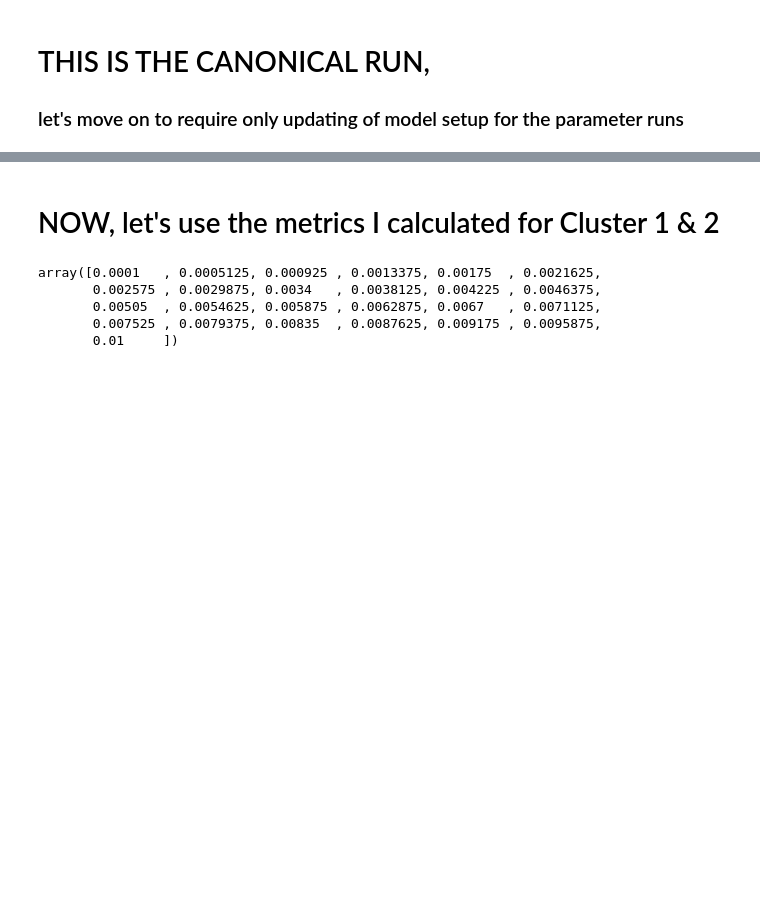
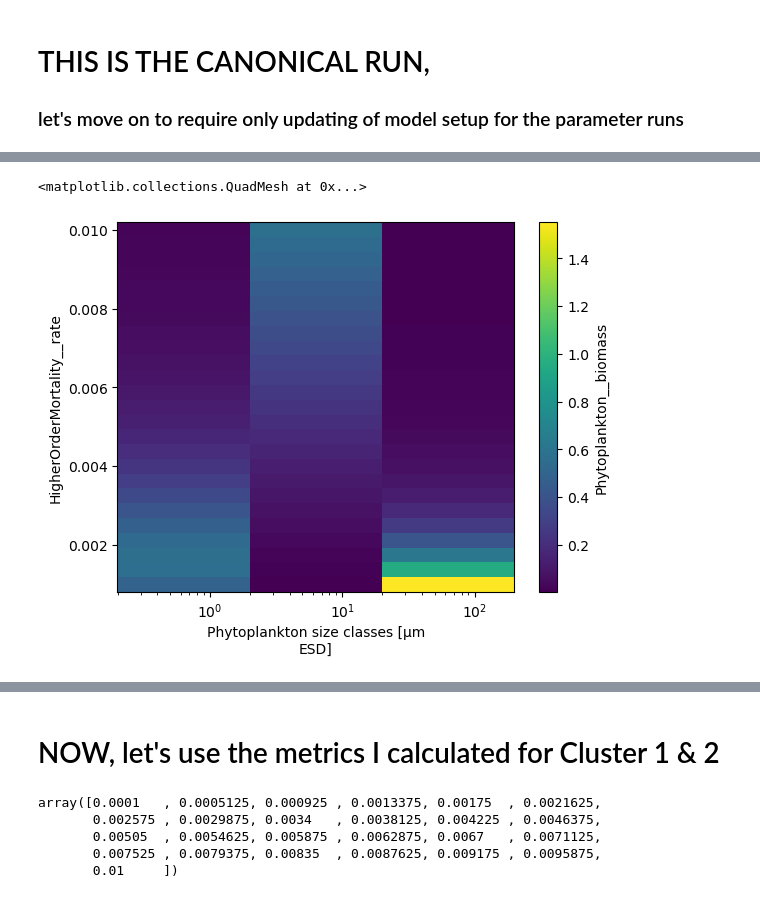
Before and after one commit to ben1post/SSMCariaco, a Jupyter notebook: FirstTestRuns/StockModelFirstTestRuns.ipynb, the cells around one changed output, grey strips where cells are left out. Cells and saved outputs as stored; diff of their text form; code cells hidden in the pictures; blank space fills up the shorter version.

```diff
--- a/FirstTestRuns/StockModelFirstTestRuns.ipynb
+++ b/FirstTestRuns/StockModelFirstTestRuns.ipynb
@@ -180,0 +225,7 @@ model_out.Zooplankton__biomass.plot.line(x='time', aspect=3, size=3)
+# %%
+(Mz4_parscan_modelout.swap_dims({'batch':'HigherOrderMortality__rate'})
+    .isel(time=slice(365*9,365*10))
+    .Phytoplankton__biomass.mean(dim="time").plot(xscale='log', y='HigherOrderMortality__rate'))
+# %% [output]
+<matplotlib.collections.QuadMesh at 0x...>
+[figure, added]
```
Also changed, not shown: parts of 18 cells of this notebook.
